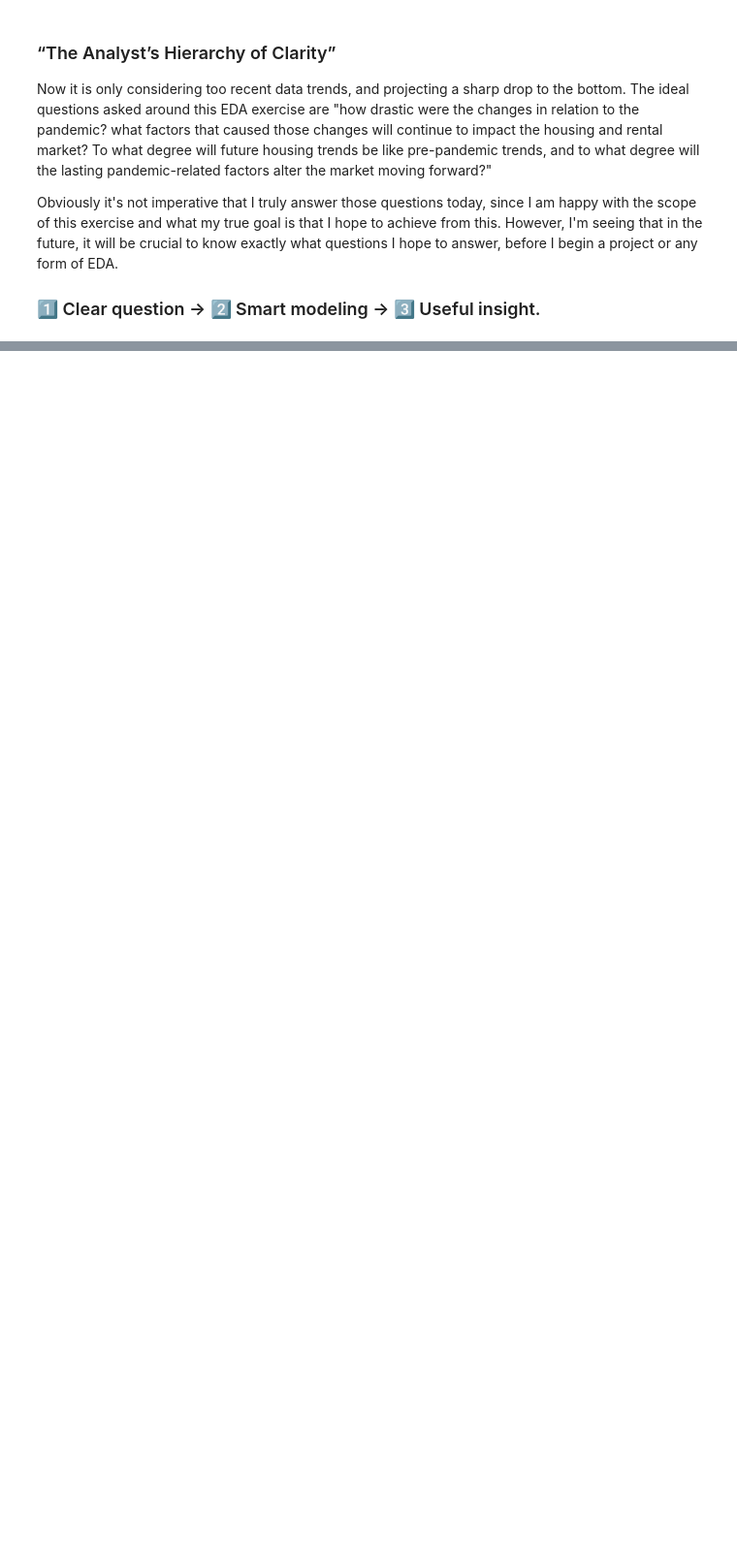
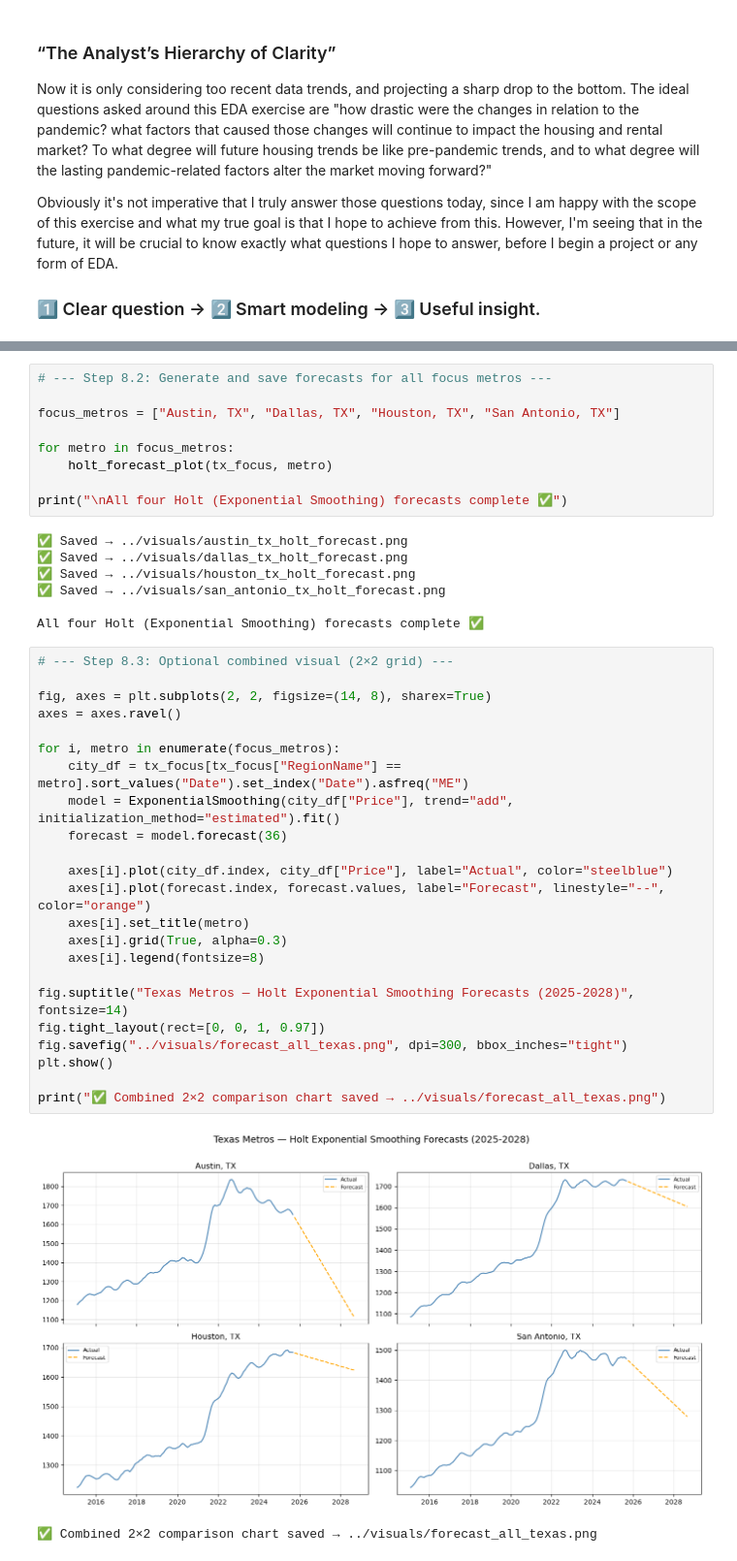
Before and after one commit to cleburn/texas-housing-markets-2025, a Jupyter notebook: notebooks/texas_housing_trends_analysis.ipynb, the cells around one changed output, grey strips where cells are left out. Shown at 97% size. Drawn from its saved outputs; the diff is of its cells as text; blank space fills up the shorter version.

Commit message:
extending Holt Exponential Smoothing across major metros and adding visuals

```diff
--- a/notebooks/texas_housing_trends_analysis.ipynb
+++ b/notebooks/texas_housing_trends_analysis.ipynb
@@ -311,0 +358,42 @@ Obviously it's not imperative that I truly answer those questions today, since I
+# %%
+# --- Step 8.2: Generate and save forecasts for all focus metros ---
+
+focus_metros = ["Austin, TX", "Dallas, TX", "Houston, TX", "San Antonio, TX"]
+
+for metro in focus_metros:
+    holt_forecast_plot(tx_focus, metro)
+
+print("\nAll four Holt (Exponential Smoothing) forecasts complete ✅")
+# %% [output]
+✅ Saved → ../visuals/austin_tx_holt_forecast.png
+✅ Saved → ../visuals/dallas_tx_holt_forecast.png
+✅ Saved → ../visuals/houston_tx_holt_forecast.png
+✅ Saved → ../visuals/san_antonio_tx_holt_forecast.png
+
+All four Holt (Exponential Smoothing) forecasts complete ✅
+# %%
+# --- Step 8.3: Optional combined visual (2×2 grid) ---
+
+fig, axes = plt.subplots(2, 2, figsize=(14, 8), sharex=True)
+axes = axes.ravel()
+
+for i, metro in enumerate(focus_metros):
+    city_df = tx_focus[tx_focus["RegionName"] == metro].sort_values("Date").set_index("Date").asfreq("ME")
+    model = ExponentialSmoothing(city_df["Price"], trend="add", initialization_method="estimated").fit()
+    forecast = model.forecast(36)
+
+    axes[i].plot(city_df.index, city_df["Price"], label="Actual", color="steelblue")
+    axes[i].plot(forecast.index, forecast.values, label="Forecast", linestyle="--", color="orange")
+    axes[i].set_title(metro)
+    axes[i].grid(True, alpha=0.3)
+    axes[i].legend(fontsize=8)
+
+fig.suptitle("Texas Metros — Holt Exponential Smoothing Forecasts (2025-2028)", fontsize=14)
+fig.tight_layout(rect=[0, 0, 1, 0.97])
+fig.savefig("../visuals/forecast_all_texas.png", dpi=300, bbox_inches="tight")
+plt.show()
+
+print("✅ Combined 2×2 comparison chart saved → ../visuals/forecast_all_texas.png")
+# %% [output]
+[figure, added]
+✅ Combined 2×2 comparison chart saved → ../visuals/forecast_all_texas.png
```
Also changed, not shown: parts of 2 cells of this notebook, 6 other files.
